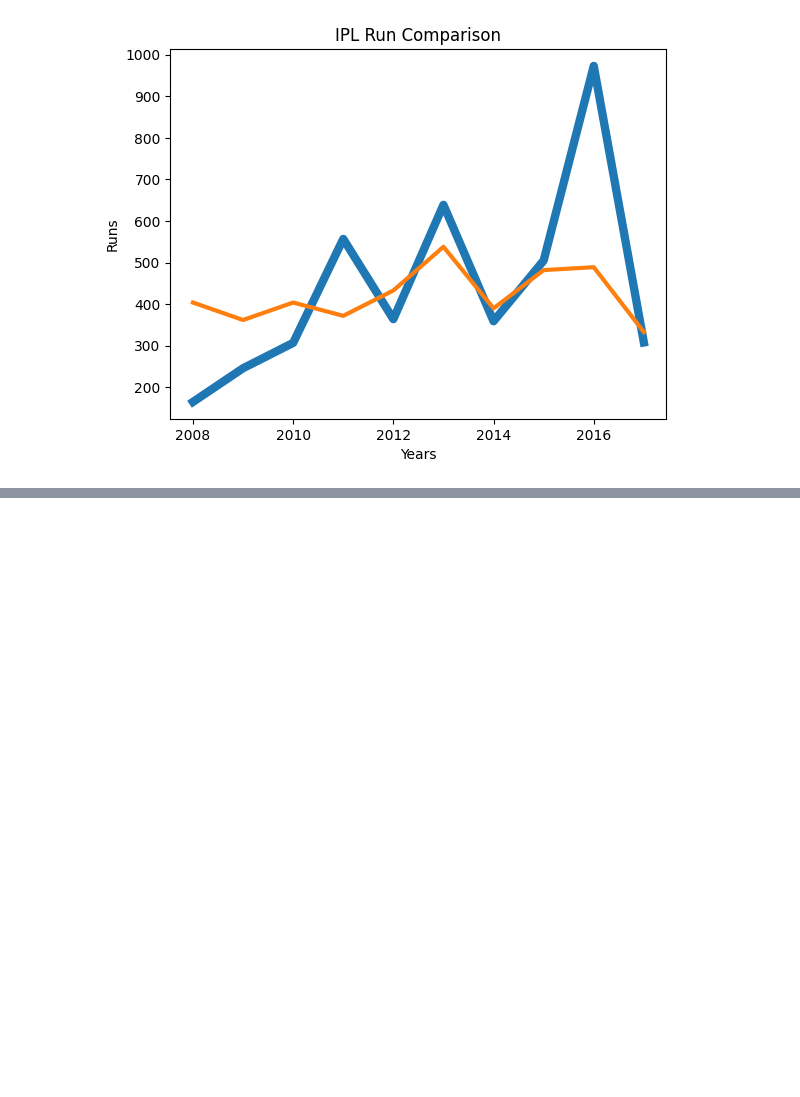
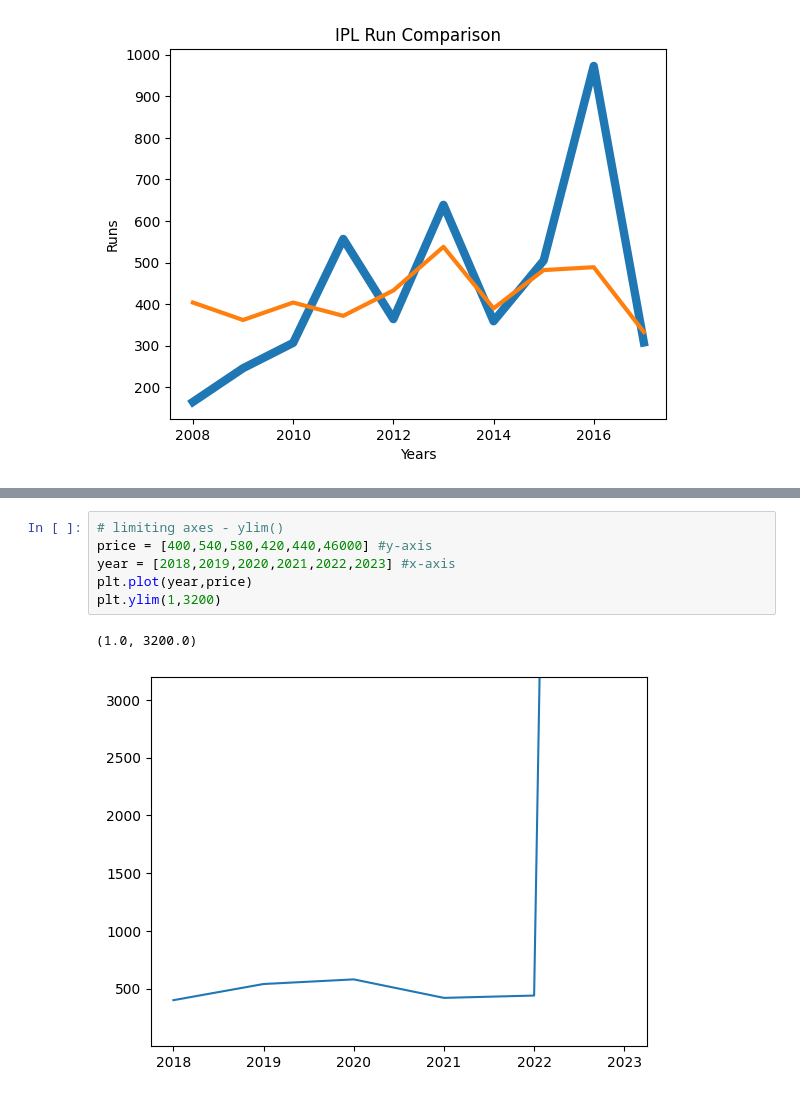
Before and after one commit to akashpagi/MATPLOTLIB-PLOTTING-LIBRARY-FOR-DATA-SCIECNE, a Jupyter notebook: SESSION 23 - MATPLOTLIB.ipynb, the cells around one changed output, grey strips where cells are left out. Drawn from its saved outputs; the diff is of its cells as text; blank space fills up the shorter version.

```diff
--- a/SESSION 23 - MATPLOTLIB.ipynb
+++ b/SESSION 23 - MATPLOTLIB.ipynb
@@ -237,0 +260,9 @@ Text(0, 0.5, 'Runs')
+# %%
+# limiting axes - ylim()
+price = [400,540,580,420,440,46000] #y-axis
+year = [2018,2019,2020,2021,2022,2023] #x-axis
+plt.plot(year,price)
+plt.ylim(1,3200)
+# %% [output]
+(1.0, 3200.0)
+[figure, added]
```
Also changed, not shown: parts of 42 cells of this notebook.
